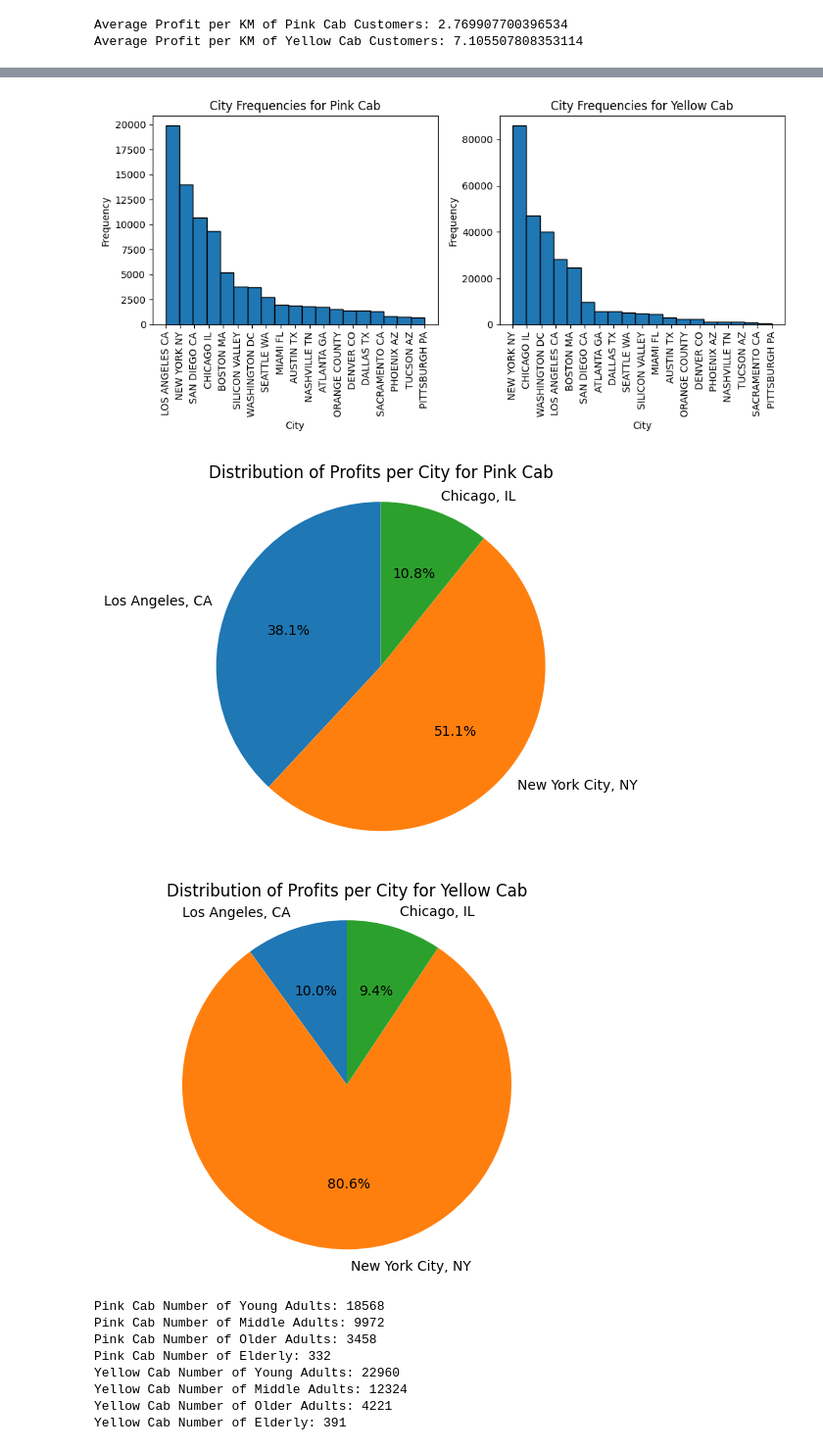
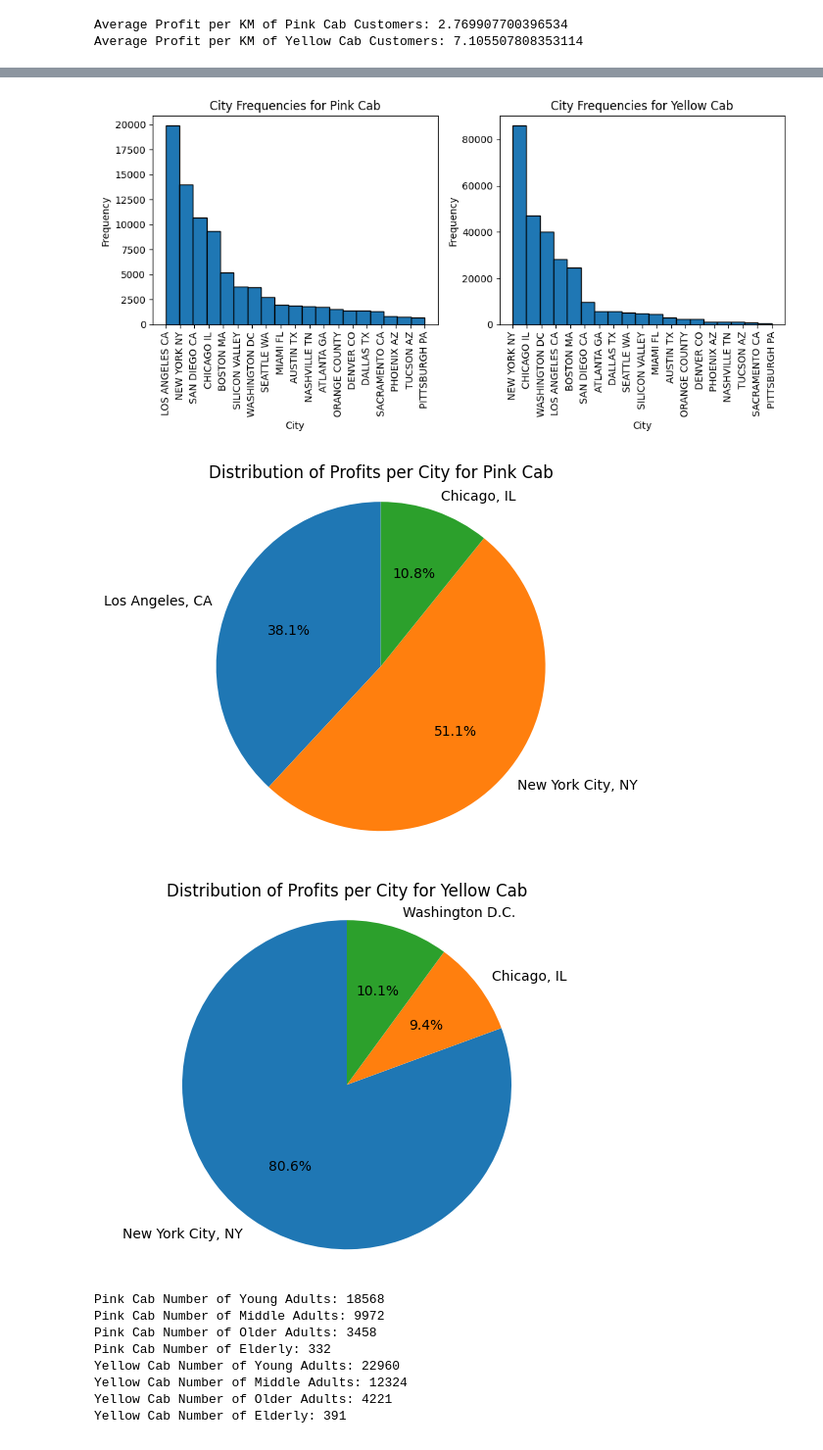
Before and after one commit to VAweng02/Data_Glacier, a Jupyter notebook: Week2/EDA_Notebook.ipynb, the cells around one changed output, grey strips where cells are left out. Shown at 98% size. Saved outputs shown, nothing was run; the diff lists cells and outputs as text; code cells hidden in the pictures.

Commit message:
Finished EDA Notebook, just need to organize and write conclusions

```diff
--- a/Week2/EDA_Notebook.ipynb
+++ b/Week2/EDA_Notebook.ipynb
@@ -222,41 +244,44 @@ pink_LA = master_data.loc[(master_data['Company'] == 'Pink Cab')
 
 pink_NYC = master_data.loc[(master_data['Company'] == 'Pink Cab')
                                         & (master_data['City'] == 'NEW YORK NY'), 'Profit'].sum()
 
-pink_CHI = master_data.loc[(master_data['Company'] == 'Pink Cab')
-                                        & (master_data['City'] == 'CHICAGO IL'), 'Profit'].sum()
+pink_SD = master_data.loc[(master_data['Company'] == 'Pink Cab')
+                                        & (master_data['City'] == 'SAN DIEDO CA'), 'Profit'].sum()
 
 pink_data = [pink_LA, pink_NYC, pink_CHI]
 pink_labels = ['Los Angeles, CA', 'New York City, NY', 'Chicago, IL']
 plt.figure()
 plt.pie(pink_data, labels=pink_labels, autopct='%1.1f%%', startangle=90)
 plt.title('Distribution of Profits per City for Pink Cab')
 plt.axis('equal')
 
 plt.show()
 
 
-yellow_LA = master_data.loc[(master_data['Company'] == 'Yellow Cab')
-                                        & (master_data['City'] == 'LOS ANGELES CA'), 'Profit'].sum()
-
 yellow_NYC = master_data.loc[(master_data['Company'] == 'Yellow Cab')
                                         & (master_data['City'] == 'NEW YORK NY'), 'Profit'].sum()
 
 yellow_CHI = master_data.loc[(master_data['Company'] == 'Yellow Cab')
                                         & (master_data['City'] == 'CHICAGO IL'), 'Profit'].sum()
 
-yellow_data = [yellow_LA, yellow_NYC, yellow_CHI]
-yellow_labels = ['Los Angeles, CA', 'New York City, NY', 'Chicago, IL']
+yellow_DC = master_data.loc[(master_data['Company'] == 'Yellow Cab')
+                                        & (master_data['City'] == 'WASHINGTON DC'), 'Profit'].sum()
+
+yellow_data = [yellow_NYC, yellow_CHI, yellow_DC]
+yellow_labels = ['New York City, NY', 'Chicago, IL', 'Washington D.C.']
 plt.figure()
 plt.pie(yellow_data, labels=yellow_labels, autopct='%1.1f%%', startangle=90)
 plt.title('Distribution of Profits per City for Yellow Cab')
 plt.axis('equal')
 
 plt.show()
+
+# Conclusion: Yellow Cab is very top-heavy, as New York City contributed to 80% of their profits
+# Conlusion: Pink Cab is more equal among its top three cities compared to Yellow Cab
 # %% [output]
 [figure]
 [figure]
-[figure, old version]
+[figure, new version]
 # %%
 # Hypothesis: There will be a difference in age groups between the companies that contribute to profits
 # Motivation: Younger people are more likely to use cab services, this will contribute to most of the profits
```
Also changed, not shown: parts of 4 cells of this notebook.
